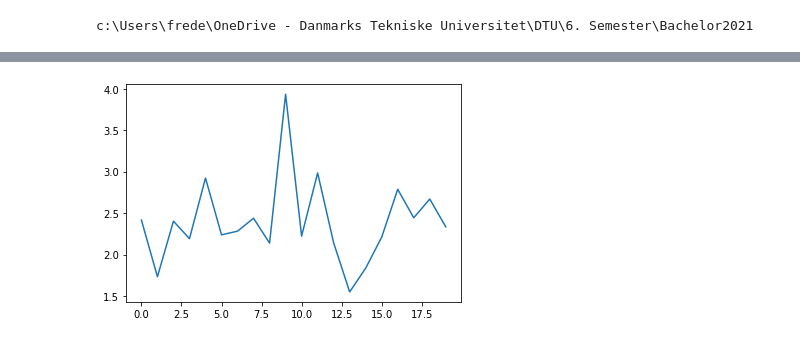
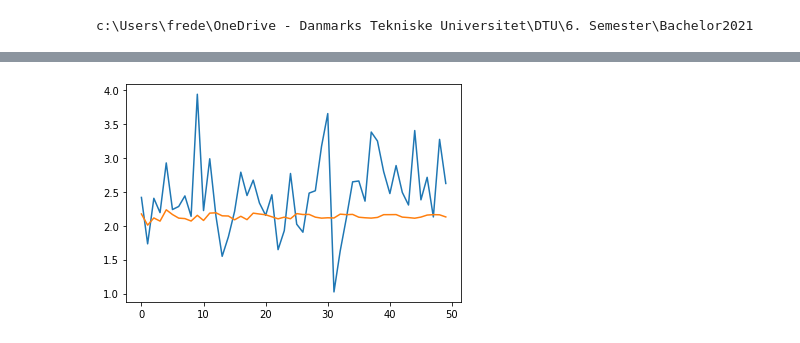
Before and after one commit to Jungar111/Bachelor2021, a Jupyter notebook: Modelling/ArimaTest.ipynb, the cells around one changed output, grey strips where cells are left out. Saved outputs shown, nothing was run; the diff lists cells and outputs as text; code cells hidden in the pictures.

```diff
--- a/Modelling/ArimaTest.ipynb
+++ b/Modelling/ArimaTest.ipynb
@@ -28,6 +33,8 @@ X_train, X_test, y_train, y_test = train_test_split(X, y, test_size=0.25, random
 # %%
 y_test.index=y_test["Start Date"]
-y_test.index = pd.DatetimeIndex(y_test.index).to_period('D')
+y_test.index = y_test.index.to_period('D')
 y_test = y_test.drop(columns="Start Date")
-y_train.index = pd.DatetimeIndex(y_train.index).to_period('D')
+
+y_train.index=y_train["Start Date"]
+y_train.index = y_train.index.to_period('D')
 y_train = y_train.drop(columns="Start Date")
@@ -55,2 +61,2 @@ plt.show()
 # %%
-model1 = ARIMA(y_train,order=(2,1,8))
+model1 = ARIMA(y_train.values[600:] ,order=(7,0,15))
@@ -101,4 +88,4 @@ Total fit time: 1.309 seconds
 # %%
-model_fit1 = model1.fit(solver="bfgs")
-model_fit1.mle_retvals
+model_fit = model1.fit()
+#method="innovations_mle"
 #model_fit = model.fit(y_train)
@@ -175,4 +133,4 @@ Roots
 # %%
-n=20
-y_pred = model_fit1.forecast(steps = n)
+n=50
+y_pred = model_fit.forecast(steps = n)
 # %%
@@ -201,6 +147,6 @@ y_test.reset_index().drop(columns="Start Date")
 # %%
-plt.plot(y_test.reset_index().drop(columns="Start Date")[0:n])
-plt.plot(y_pred[0])
+plt.plot(y_test.values[:n])
+plt.plot(y_pred)
 plt.show()
 # %% [output]
-[figure, old version]
+[figure, new version]
```
Also changed, not shown: parts of 15 cells of this notebook, 1 other file.
